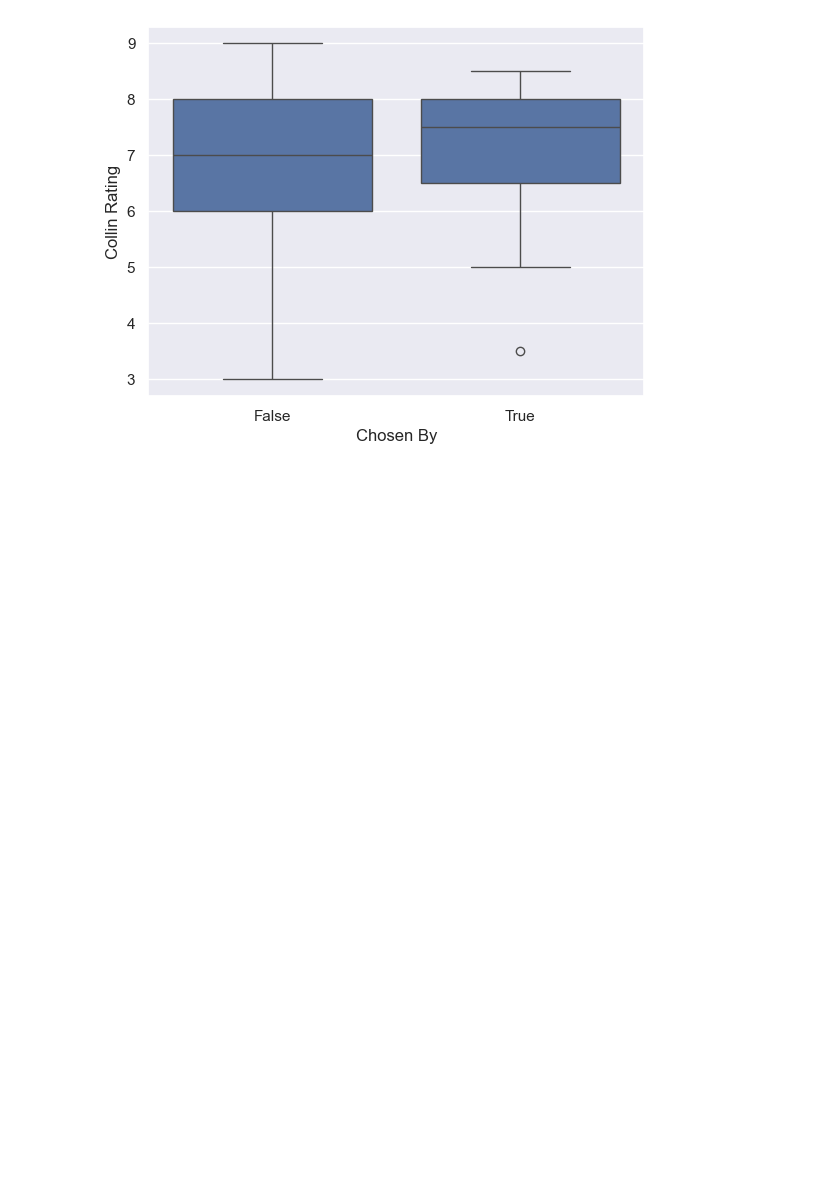
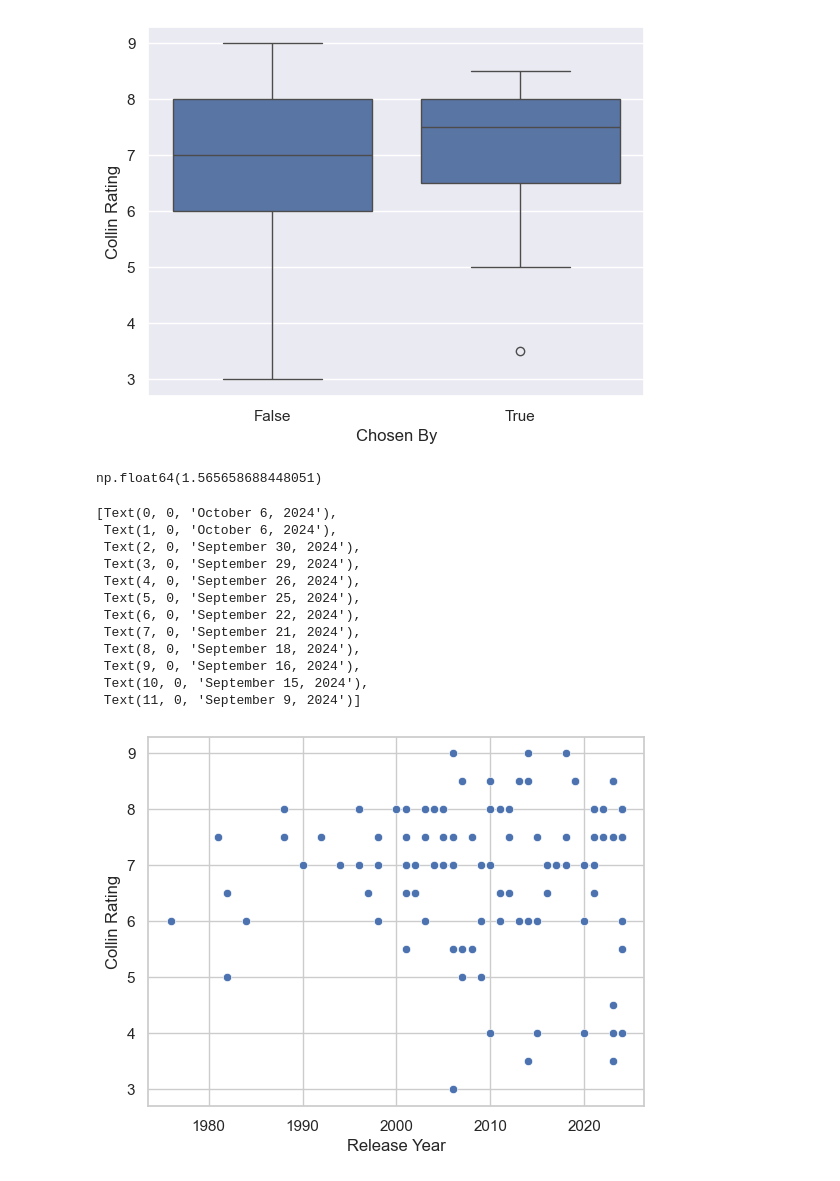
Before and after one commit to deleval001/movie_project, a Jupyter notebook: notebook.ipynb, the cells around one changed output. Saved outputs shown, nothing was run; the diff lists cells and outputs as text; code cells hidden in the pictures; blank space fills up the shorter version.

Commit message:
added graphs
histogram and scatter plots added

```diff
--- a/notebook.ipynb
+++ b/notebook.ipynb
@@ -195,3 +218,47 @@ sns.boxplot( x = movie_list_real["Chosen By"]=='Collin', y=c_rating)
 # %% [output]
 <Axes: xlabel='Chosen By', ylabel='Collin Rating'>
 [figure]
+# %%
+# valerie movie picks
+
+v_picks = movie_list_real["Chosen By"]== "Valerie"
+v_sum=v_picks.value_counts()
+
+
+v_rating = movie_list_real["Valerie Rating"]
+v_avg= v_rating.mean()
+v_avg
+
+v_max= v_rating.max()
+
+v_min = v_rating.min()
+v_min
+
+stdvv= v_rating.std()
+stdvv
+# %% [output]
+np.float64(1.565658688448051)
+# %%
+# # scatter plot?
+
+
+sns.set(style='whitegrid')
+sns.scatterplot(x=movie_list_real["Release Year"],
+                    y=c_rating,
+                    data=movie_list_real)
+g.set_xticklabels(labels = movie_list_real["Completed"] , rotation=90)
+# movie_list_real
+# %% [output]
+[Text(0, 0, 'October 6, 2024'),
+ Text(1, 0, 'October 6, 2024'),
+ Text(2, 0, 'September 30, 2024'),
+ Text(3, 0, 'September 29, 2024'),
+ Text(4, 0, 'September 26, 2024'),
+ Text(5, 0, 'September 25, 2024'),
+ Text(6, 0, 'September 22, 2024'),
+ Text(7, 0, 'September 21, 2024'),
+ Text(8, 0, 'September 18, 2024'),
+ Text(9, 0, 'September 16, 2024'),
+ Text(10, 0, 'September 15, 2024'),
+ Text(11, 0, 'September 9, 2024')]
+[figure, added]
```
Also changed, not shown: parts of 10 cells of this notebook.
